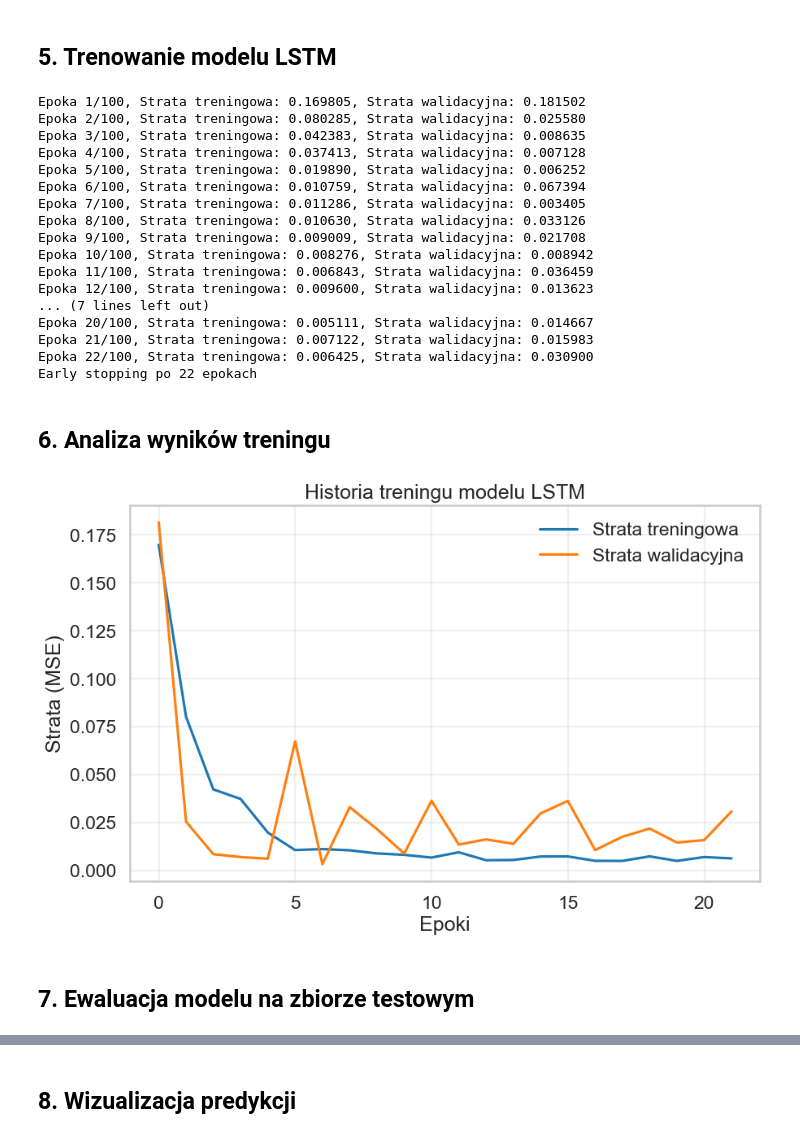
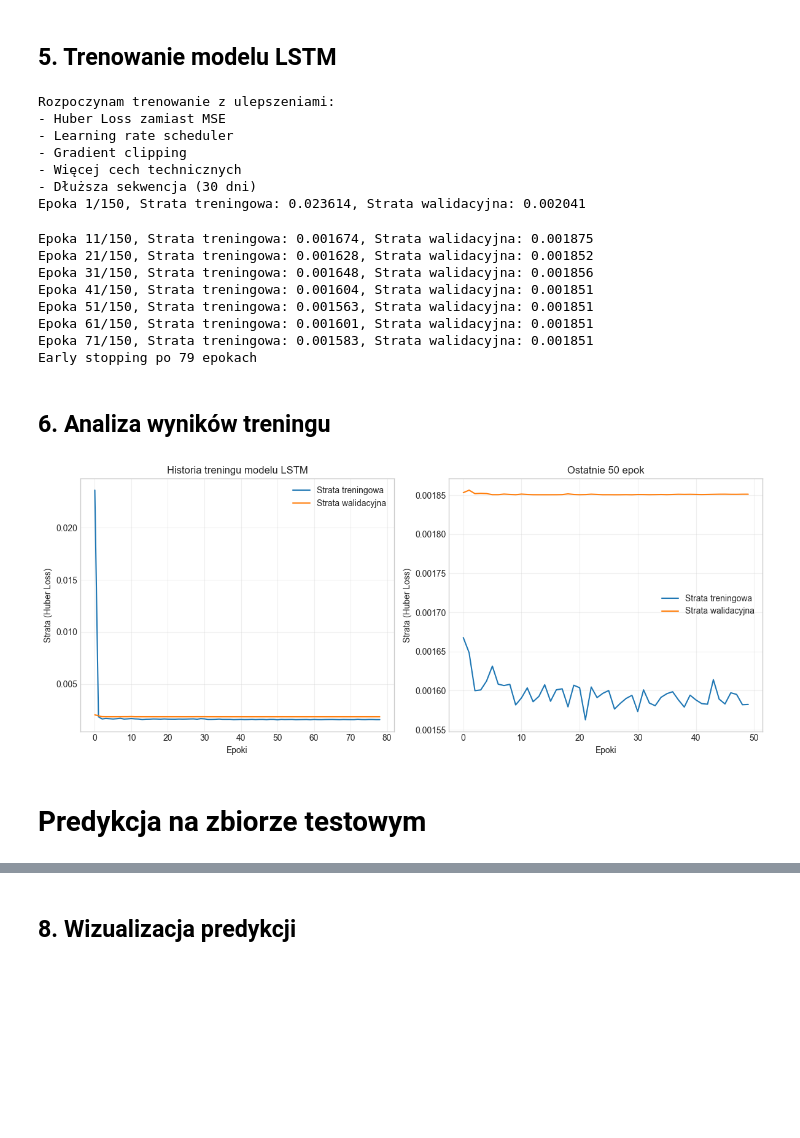
Before and after one commit to Mychal003/Projektowanie_i_zastosowania_sieci_neuronowych, a Jupyter notebook: notebooks/02_LSTM_Model.ipynb, the cells around one changed output, grey strips where cells are left out. Saved outputs shown, nothing was run; the diff lists cells and outputs as text; code cells hidden in the pictures; blank space fills up the shorter version.

```diff
--- a/notebooks/02_LSTM_Model.ipynb
+++ b/notebooks/02_LSTM_Model.ipynb
@@ -16,7 +16,7 @@ import torch.nn as nn
 from sklearn.preprocessing import MinMaxScaler
 from typing import Dict, List, Tuple, Optional, Union, Any
 
-# Dodanie katalogu głównego do ścieżki, aby móc importować moduły
+# Dodanie katalogu głównego do ścieżki
 sys.path.append('..')
 
 from src.lstm_model import LSTMModel, LSTMTrainer, prepare_data_for_lstm
@@ -32,7 +32,6 @@ from src.utils import (
 # Ustawienie stylu dla wykresów
 plt.style.use('seaborn-v0_8-whitegrid')
 sns.set_style('whitegrid')
-sns.set_context('talk')
 
 # Sprawdzenie dostępności CUDA
 device = torch.device('cuda' if torch.cuda.is_available() else 'cpu')
@@ -131,17 +251,24 @@ LSTMModel(
 # %% [markdown]
 ## 5. Trenowanie modelu LSTM
 # %%
-# Inicjalizacja trenera
-trainer = LSTMTrainer(
+# Inicjalizacja ulepszonego trenera
+trainer = ImprovedLSTMTrainer(
     model=lstm_model,
-    learning_rate=0.001,
-    weight_decay=1e-5,
+    learning_rate=0.0005,  # Zmniejszone z 0.001
+    weight_decay=1e-4,     # Zwiększone dla lepszej regularyzacji
     device=device
 )
 
 # Parametry trenowania
-epochs = 100
-early_stopping_patience = 15
+epochs = 150  # Zwiększone ze 100
+early_stopping_patience = 20  # Zwiększone z 15
+
+print("Rozpoczynam trenowanie z ulepszeniami:")
+print("- Huber Loss zamiast MSE")
+print("- Learning rate scheduler")
+print("- Gradient clipping")
+print("- Więcej cech technicznych")
+print("- Dłuższa sekwencja (30 dni)")
 
 # Trenowanie modelu
 history = trainer.fit(
@@ -152,37 +279,49 @@ history = trainer.fit(
     verbose=True
 )
 # %% [output]
-Epoka 1/100, Strata treningowa: 0.169805, Strata walidacyjna: 0.181502
-Epoka 2/100, Strata treningowa: 0.080285, Strata walidacyjna: 0.025580
-Epoka 3/100, Strata treningowa: 0.042383, Strata walidacyjna: 0.008635
-Epoka 4/100, Strata treningowa: 0.037413, Strata walidacyjna: 0.007128
-Epoka 5/100, Strata treningowa: 0.019890, Strata walidacyjna: 0.006252
-Epoka 6/100, Strata treningowa: 0.010759, Strata walidacyjna: 0.067394
-Epoka 7/100, Strata treningowa: 0.011286, Strata walidacyjna: 0.003405
-Epoka 8/100, Strata treningowa: 0.010630, Strata walidacyjna: 0.033126
-Epoka 9/100, Strata treningowa: 0.009009, Strata walidacyjna: 0.021708
-Epoka 10/100, Strata treningowa: 0.008276, Strata walidacyjna: 0.008942
-Epoka 11/100, Strata treningowa: 0.006843, Strata walidacyjna: 0.036459
-Epoka 12/100, Strata treningowa: 0.009600, Strata walidacyjna: 0.013623
-... (7 lines left out)
-Epoka 20/100, Strata treningowa: 0.005111, Strata walidacyjna: 0.014667
-Epoka 21/100, Strata treningowa: 0.007122, Strata walidacyjna: 0.015983
-Epoka 22/100, Strata treningowa: 0.006425, Strata walidacyjna: 0.030900
-Early stopping po 22 epokach
+Rozpoczynam trenowanie z ulepszeniami:
+- Huber Loss zamiast MSE
+- Learning rate scheduler
+- Gradient clipping
+- Więcej cech technicznych
+- Dłuższa sekwencja (30 dni)
+Epoka 1/150, Strata treningowa: 0.023614, Strata walidacyjna: 0.002041
+Epoka 11/150, Strata treningowa: 0.001674, Strata walidacyjna: 0.001875
+Epoka 21/150, Strata treningowa: 0.001628, Strata walidacyjna: 0.001852
+Epoka 31/150, Strata treningowa: 0.001648, Strata walidacyjna: 0.001856
+Epoka 41/150, Strata treningowa: 0.001604, Strata walidacyjna: 0.001851
+Epoka 51/150, Strata treningowa: 0.001563, Strata walidacyjna: 0.001851
+Epoka 61/150, Strata treningowa: 0.001601, Strata walidacyjna: 0.001851
+Epoka 71/150, Strata treningowa: 0.001583, Strata walidacyjna: 0.001851
+Early stopping po 79 epokach
 # %% [markdown]
 ## 6. Analiza wyników treningu
 # %%
-# Wykres historii treningu
-plt.figure(figsize=(10, 6))
+plt.figure(figsize=(12, 5))
+
+plt.subplot(1, 2, 1)
 plt.plot(history['train_loss'], label='Strata treningowa')
 plt.plot(history['val_loss'], label='Strata walidacyjna')
 plt.title('Historia treningu modelu LSTM')
 plt.xlabel('Epoki')
-plt.ylabel('Strata (MSE)')
+plt.ylabel('Strata (Huber Loss)')
 plt.legend()
 plt.grid(True, alpha=0.3)
+
+# Zoom na ostatnie 50 epok
+plt.subplot(1, 2, 2)
+if len(history['train_loss']) > 50:
+    plt.plot(history['train_loss'][-50:], label='Strata treningowa')
+    plt.plot(history['val_loss'][-50:], label='Strata walidacyjna')
+    plt.title('Ostatnie 50 epok')
+    plt.xlabel('Epoki')
+    plt.ylabel('Strata (Huber Loss)')
+    plt.legend()
+    plt.grid(True, alpha=0.3)
+
+plt.tight_layout()
 plt.show()
 # %% [output]
-[figure, old version]
+[figure, new version]
 # %% [markdown]
-## 7. Ewaluacja modelu na zbiorze testowym
+# Predykcja na zbiorze testowym
```
Also changed, not shown: parts of 17 cells of this notebook, 3 other files.
